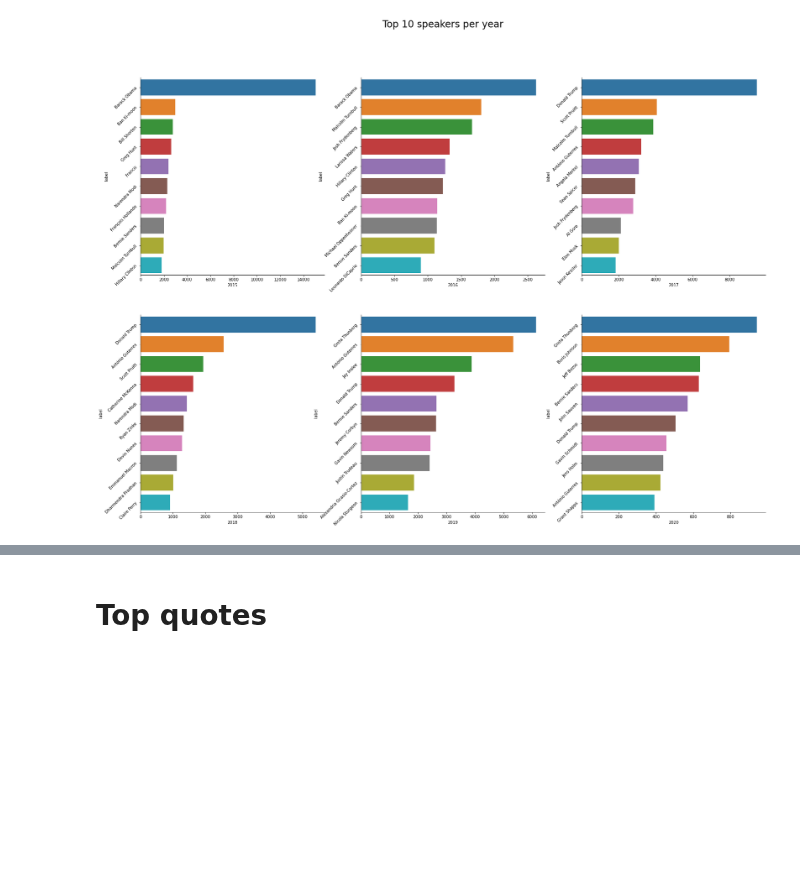
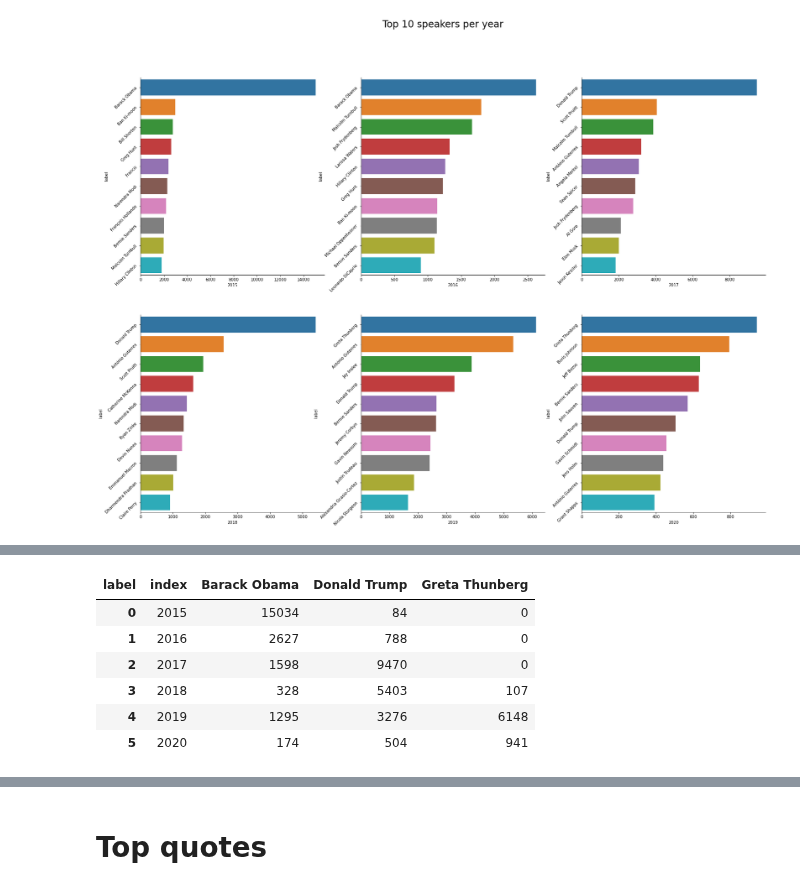
Before and after one commit to epfl-ada/ada-2021-project-avada-kedavra, a Jupyter notebook: Majority_representation.ipynb, the cells around one changed output, grey strips where cells are left out. Saved outputs shown, nothing was run; the diff lists cells and outputs as text; code cells hidden in the pictures; blank space fills up the shorter version.

```diff
--- a/Majority_representation.ipynb
+++ b/Majority_representation.ipynb
@@ -192,0 +194,11 @@ for key, value in fig_dic.items():
+# %%
+df_top_speakers.reset_index(inplace=True)
+df_top_speakers
+# %% [output]
+| label | index | Barack Obama | Donald Trump | Greta Thunberg |
+| 0 | 2015 | 15034 | 84 | 0 |
+| 1 | 2016 | 2627 | 788 | 0 |
+| 2 | 2017 | 1598 | 9470 | 0 |
+| 3 | 2018 | 328 | 5403 | 107 |
+| 4 | 2019 | 1295 | 3276 | 6148 |
+| 5 | 2020 | 174 | 504 | 941 |
```
Also changed, not shown: parts of 9 cells of this notebook.
